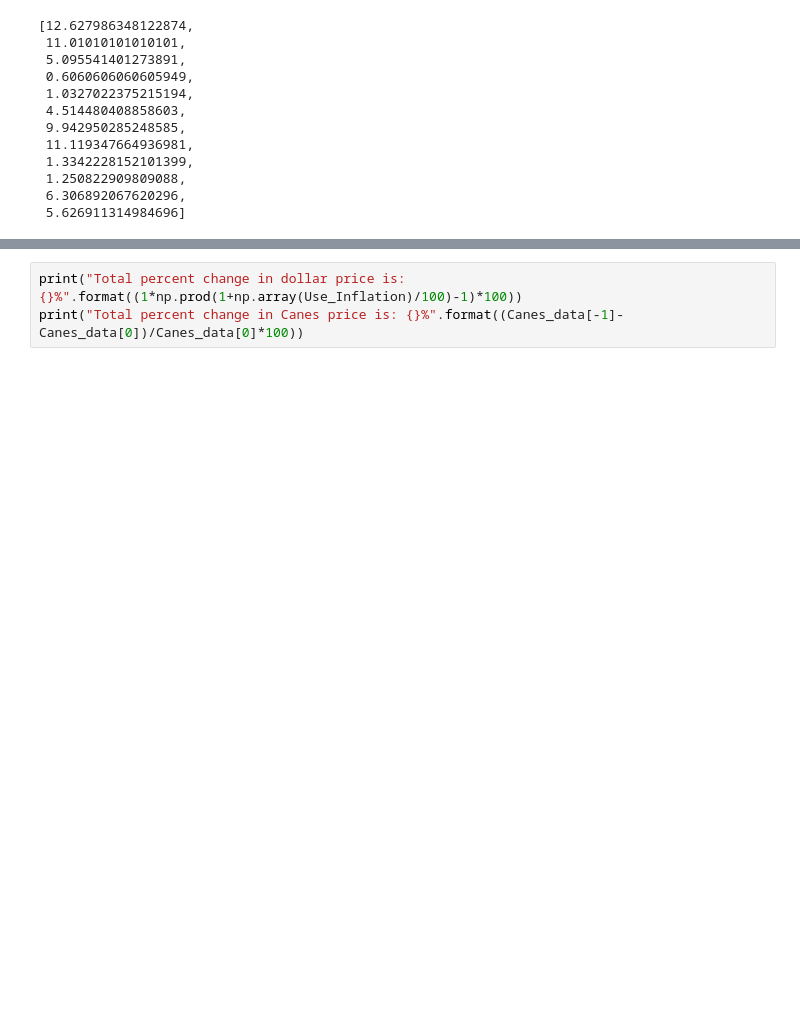
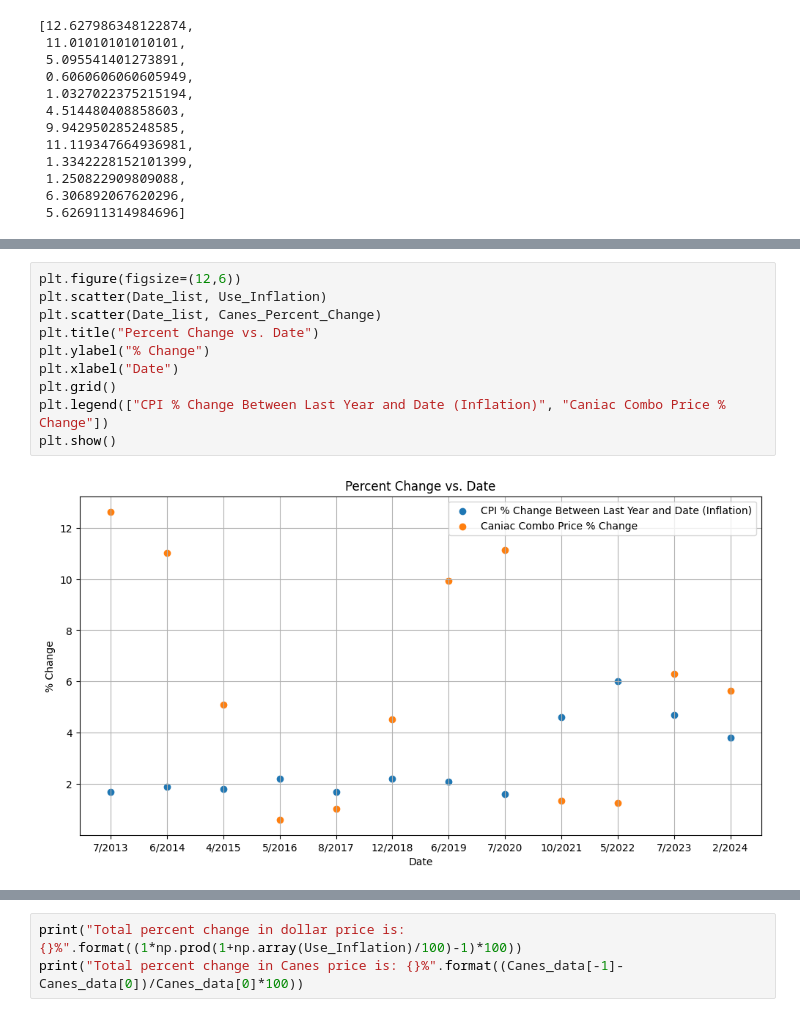
Before and after one commit to nvmcastanheira/Canes-Comparison, a Jupyter notebook: CanesData.ipynb, the cells around one changed output, grey strips where cells are left out. Drawn from its saved outputs; the diff is of its cells as text; blank space fills up the shorter version.

```diff
--- a/CanesData.ipynb
+++ b/CanesData.ipynb
@@ -106,3 +108,15 @@ plt.show()
+# %%
+plt.figure(figsize=(12,6))
+plt.scatter(Date_list, Use_Inflation)
+plt.scatter(Date_list, Canes_Percent_Change)
+plt.title("Percent Change vs. Date")
+plt.ylabel("% Change")
+plt.xlabel("Date")
+plt.grid()
+plt.legend(["CPI % Change Between Last Year and Date (Inflation)", "Caniac Combo Price % Change"])
+plt.show()
+# %% [output]
+[figure, added]
 # %%
 #Ratio of changes in price (Canes/Inflation):
 Price_Ratio = np.array(Canes_Percent_Change)/np.array(Use_Inflation)
```
Also changed, not shown: parts of 3 cells of this notebook.
